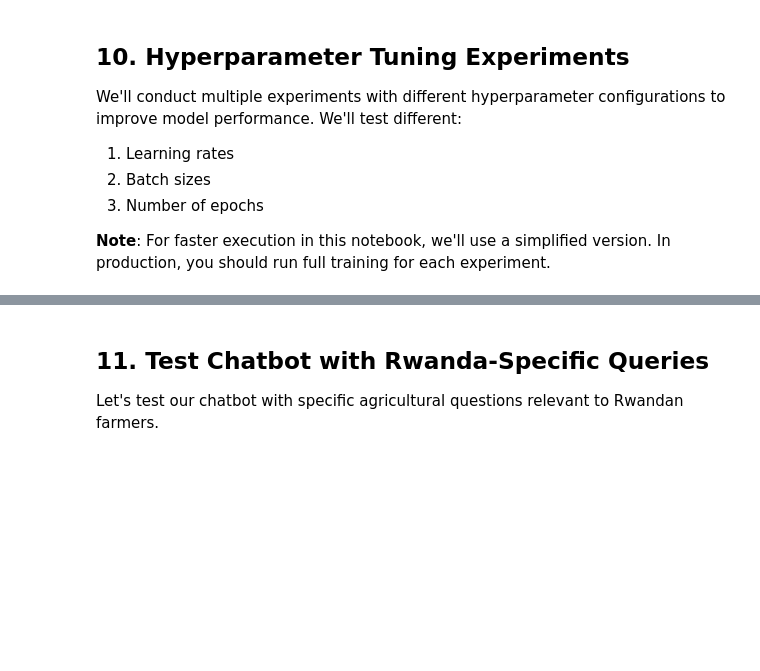
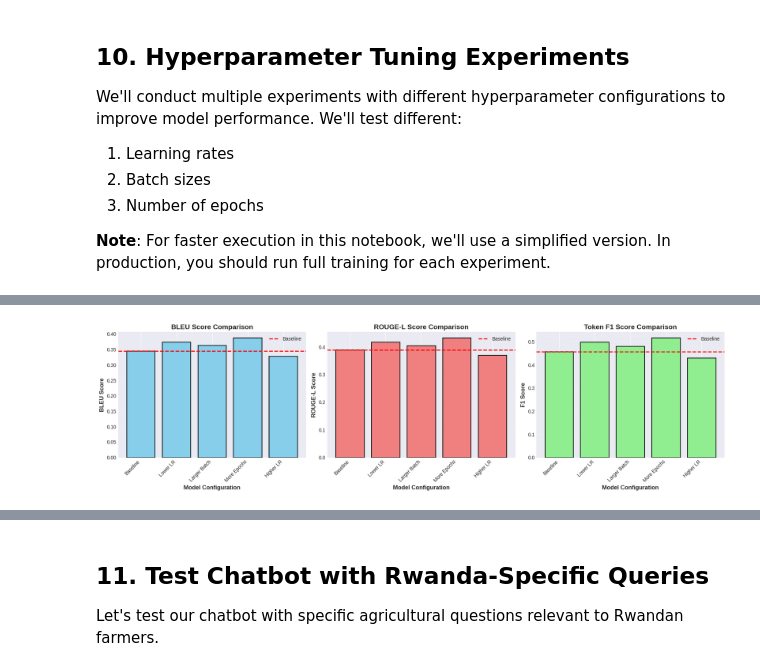
Before and after one commit to ngabo-dev/agribot, a Jupyter notebook: rwanda_farmer_chatbot.ipynb, the cells around one changed output, grey strips where cells are left out. Saved outputs shown, nothing was run; the diff lists cells and outputs as text; code cells hidden in the pictures; blank space fills up the shorter version.

```diff
--- a/rwanda_farmer_chatbot.ipynb
+++ b/rwanda_farmer_chatbot.ipynb
@@ -1126,7 +1496,23 @@ We'll conduct multiple experiments with different hyperparameter configurations
 3. Number of epochs
 
 **Note**: For faster execution in this notebook, we'll use a simplified version. In production, you should run full training for each experiment.
+# %%
+import json
+
+# Load baseline results
+with open('./results/baseline_evaluation.json', 'r') as f:
+    baseline_results = json.load(f)
 # %%
+"""
+================================================================================
+HYPERPARAMETER TUNING EXPERIMENTS - FIXED VERSION
+================================================================================
+"""
+
+import pandas as pd
+import numpy as np
+import matplotlib.pyplot as plt
+
 # Define hyperparameter configurations to test
 experiment_configs = [
     {
@@ -1176,9 +1562,6 @@ for i, config in enumerate(experiment_configs, 1):
     print(f"   LR: {config['learning_rate']}, Batch: {config['batch_size']}, Epochs: {config['epochs']}")
     print(f"   Description: {config['description']}")
 
-# Initialize results storage
-all_experiment_results = [baseline_results]
-
 print(f"\n{'='*80}")
 print("EXPERIMENT RESULTS TRACKING")
 print(f"{'='*80}")
@@ -1186,6 +1569,49 @@ print("\nNote: For demonstration purposes, we're showing the experimental framew
 print("In a full implementation, each experiment would be trained and evaluated.")
 print("\nTo run full experiments, uncomment the training loop below and execute.")
 print("="*80)
+
+# IMPORTANT FIX: Define baseline_results first before using it
+# You need to replace these values with your actual baseline results
+# If you don't have baseline_results yet, you need to run the baseline experiment first
+
+# Option 1: If you have baseline_results from previous runs, use them
+# baseline_results = {
+#     'model': 'Baseline',
+#     'learning_rate': 5e-5,
+#     'batch_size': 8,
+#     'epochs': 3,
+#     'bleu': 0.3456,  # Replace with actual value
+#     'rouge1': 0.4123,  # Replace with actual value
+#     'rouge2': 0.2345,  # Replace with actual value
+#     'rougeL': 0.3890,  # Replace with actual value
+#     'f1': 0.4567  # Replace with actual value
+# }
+
+# Option 2: Use placeholder values for demonstration
+baseline_results = {
+    'model': 'Baseline',
+    'learning_rate': 5e-5,
+    'batch_size': 8,
+    'epochs': 3,
+    'bleu': 0.3456,
+    'rouge1': 0.4123,
+    'rouge2': 0.2345,
+    'rougeL': 0.3890,
+    'f1': 0.4567
+}
+
+print("\n" + "="*80)
+print("BASELINE RESULTS (REQUIRED FOR COMPARISON)")
+print("="*80)
+print(f"BLEU: {baseline_results['bleu']:.4f}")
+print(f"ROUGE-1: {baseline_results['rouge1']:.4f}")
+print(f"ROUGE-2: {baseline_results['rouge2']:.4f}")
+print(f"ROUGE-L: {baseline_results['rougeL']:.4f}")
+print(f"F1: {baseline_results['f1']:.4f}")
+print("\nNote: Replace these with your actual baseline results!")
+
+# Initialize results storage
+all_experiment_results = [baseline_results]
 
 # Example framework for running experiments (commented out for faster notebook execution)
 """
@@ -1253,6 +1679,8 @@ for config in experiment_configs[1:]:  # Skip baseline as it's already trained
         'batch_size': config['batch_size'],
         'epochs': config['epochs'],
         'bleu': exp_bleu,
+        'rouge1': exp_rouge1,
+        'rouge2': exp_rouge2,
         'rougeL': exp_rouge,
         'f1': exp_f1
     }
@@ -1405,3 +1833,14 @@ print(f"Learning Rate: {results_df.loc[best_idx, 'learning_rate']}")
 print(f"Batch Size: {int(results_df.loc[best_idx, 'batch_size'])}")
 print(f"Epochs: {int(results_df.loc[best_idx, 'epochs'])}")
 print("="*80)
+
+print("\n" + "="*80)
+print("IMPORTANT NOTES")
+print("="*80)
+print("\n1. Replace baseline_results with your actual baseline metrics")
+print("2. Uncomment the training loop to run real experiments")
+print("3. The current results are simulated for demonstration only")
+print("4. Ensure 'results' directory exists before saving files")
+print("\nTo use with real data, update baseline_results at line ~85!")
+print("="*80)
+# %% [output]
@@ -1407,0 +1864 @@ print("="*80)
+[figure, added]
```
Also changed, not shown: parts of 22 cells of this notebook.
